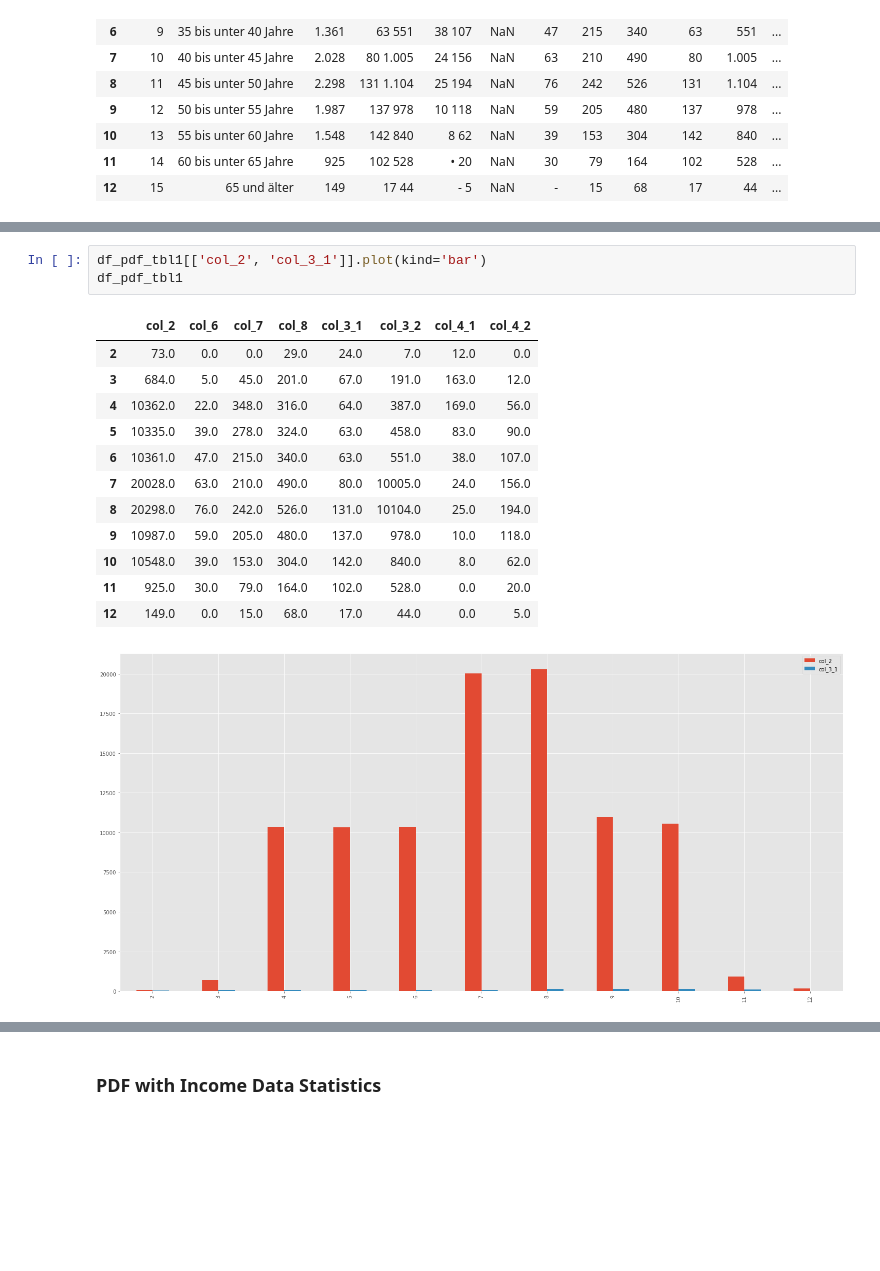
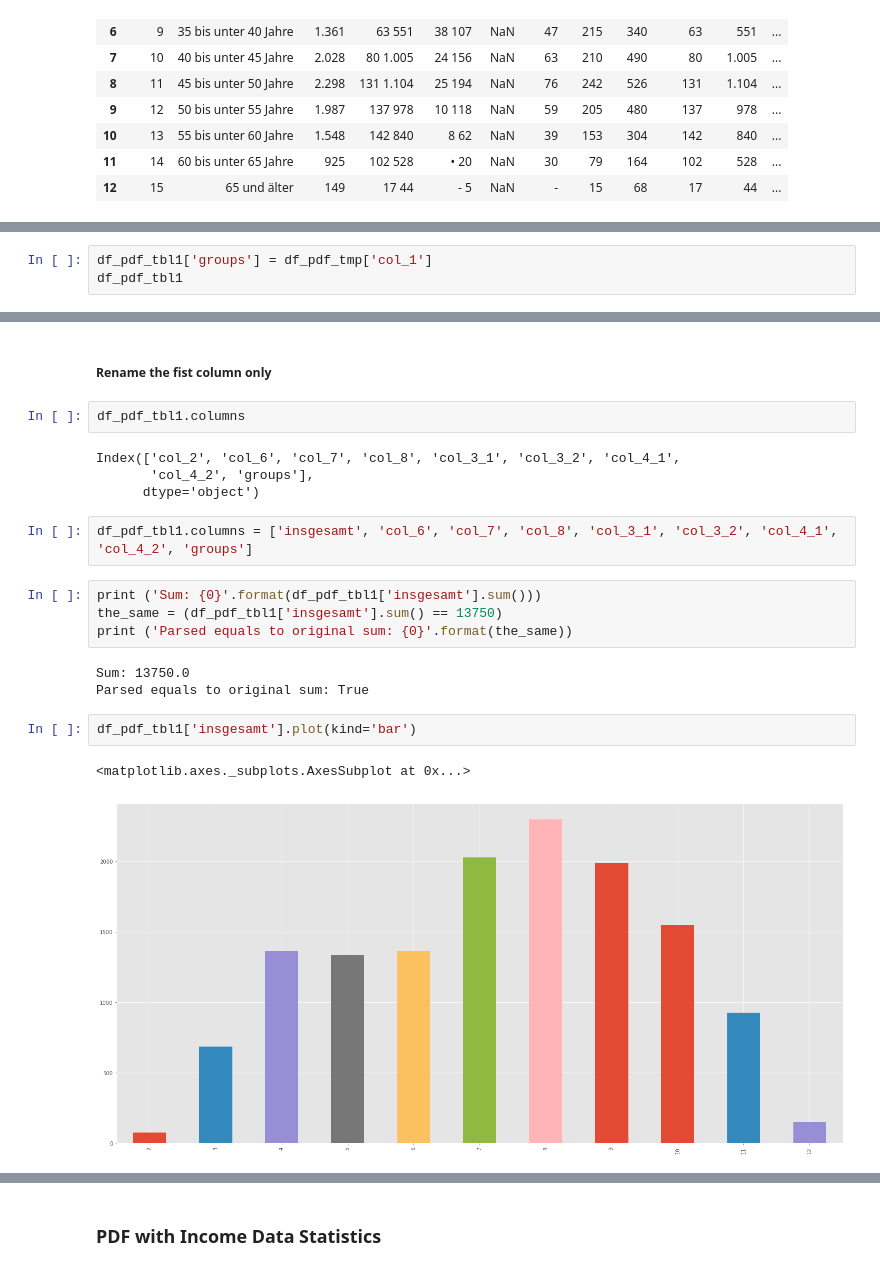
Before and after one commit to vdmitriyev/data-analysis-notebooks, a Jupyter notebook: data-in-pdf-tables/pdf-tables-converter-and-analysis.ipynb, the cells around one changed output, grey strips where cells are left out. Saved outputs shown, nothing was run; the diff lists cells and outputs as text; blank space fills up the shorter version.

Commit message:
UPDATE: The conversion of the tables from PDFs into data frames.

```diff
--- a/data-in-pdf-tables/pdf-tables-converter-and-analysis.ipynb
+++ b/data-in-pdf-tables/pdf-tables-converter-and-analysis.ipynb
@@ -184,0 +200,3 @@ Replacing values in column: col_4_2
+# %%
+df_pdf_tbl1['groups'] = df_pdf_tmp['col_1']
+df_pdf_tbl1
@@ -185,17 +216,22 @@ Replacing values in column: col_4_2
+# %% [markdown]
+##### Rename the fist column only
+# %%
+df_pdf_tbl1.columns
+# %% [output]
+Index(['col_2', 'col_6', 'col_7', 'col_8', 'col_3_1', 'col_3_2', 'col_4_1',
+       'col_4_2', 'groups'],
+      dtype='object')
+# %%
+df_pdf_tbl1.columns = ['insgesamt', 'col_6', 'col_7', 'col_8', 'col_3_1', 'col_3_2', 'col_4_1', 'col_4_2', 'groups']
+# %%
+print ('Sum: {0}'.format(df_pdf_tbl1['insgesamt'].sum()))
+the_same = (df_pdf_tbl1['insgesamt'].sum() == 13750)
+print ('Parsed equals to original sum: {0}'.format(the_same))
+# %% [output]
+Sum: 13750.0
+Parsed equals to original sum: True
 # %%
-df_pdf_tbl1[['col_2', 'col_3_1']].plot(kind='bar')
-df_pdf_tbl1
+df_pdf_tbl1['insgesamt'].plot(kind='bar')
 # %% [output]
-|  | col_2 | col_6 | col_7 | col_8 | col_3_1 | col_3_2 | col_4_1 | col_4_2 |
-| 2 | 73.0 | 0.0 | 0.0 | 29.0 | 24.0 | 7.0 | 12.0 | 0.0 |
-| 3 | 684.0 | 5.0 | 45.0 | 201.0 | 67.0 | 191.0 | 163.0 | 12.0 |
-| 4 | 10362.0 | 22.0 | 348.0 | 316.0 | 64.0 | 387.0 | 169.0 | 56.0 |
-| 5 | 10335.0 | 39.0 | 278.0 | 324.0 | 63.0 | 458.0 | 83.0 | 90.0 |
-| 6 | 10361.0 | 47.0 | 215.0 | 340.0 | 63.0 | 551.0 | 38.0 | 107.0 |
-| 7 | 20028.0 | 63.0 | 210.0 | 490.0 | 80.0 | 10005.0 | 24.0 | 156.0 |
-| 8 | 20298.0 | 76.0 | 242.0 | 526.0 | 131.0 | 10104.0 | 25.0 | 194.0 |
-| 9 | 10987.0 | 59.0 | 205.0 | 480.0 | 137.0 | 978.0 | 10.0 | 118.0 |
-| 10 | 10548.0 | 39.0 | 153.0 | 304.0 | 142.0 | 840.0 | 8.0 | 62.0 |
-| 11 | 925.0 | 30.0 | 79.0 | 164.0 | 102.0 | 528.0 | 0.0 | 20.0 |
-| 12 | 149.0 | 0.0 | 15.0 | 68.0 | 17.0 | 44.0 | 0.0 | 5.0 |
+<matplotlib.axes._subplots.AxesSubplot at 0x...>
-[figure, old version]
+[figure, new version]
```
Also changed, not shown: parts of 8 cells of this notebook, 2 other files.
